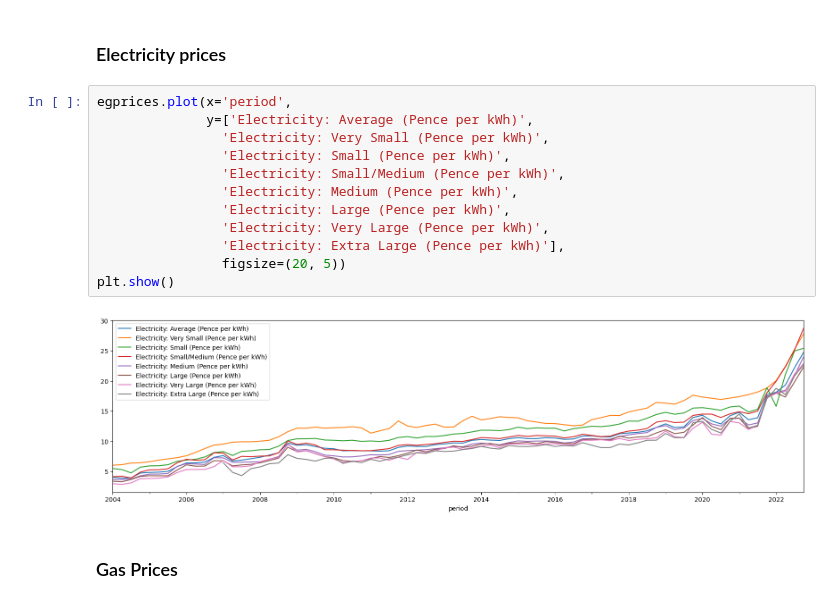
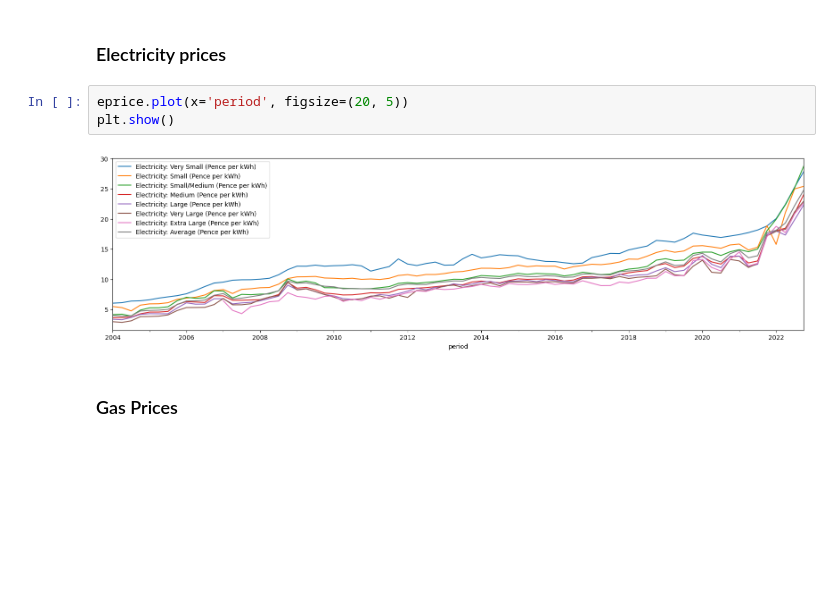
Before and after one commit to samuel-speller/Energy-affects-on-CPI-analysis, a Jupyter notebook: energy_intensity_CPI.ipynb, the cells around one changed output. Cells and saved outputs as stored; diff of their text form; blank space fills up the shorter version.

```diff
--- a/energy_intensity_CPI.ipynb
+++ b/energy_intensity_CPI.ipynb
@@ -45,18 +66,9 @@ egprices.head()
 # %% [markdown]
 ### Electricity prices
-# %%
-egprices.plot(x='period',
-              y=['Electricity: Average (Pence per kWh)',
-                'Electricity: Very Small (Pence per kWh)',
-                'Electricity: Small (Pence per kWh)',
-                'Electricity: Small/Medium (Pence per kWh)',
-                'Electricity: Medium (Pence per kWh)',
-                'Electricity: Large (Pence per kWh)',
-                'Electricity: Very Large (Pence per kWh)',
-                'Electricity: Extra Large (Pence per kWh)'],
-                figsize=(20, 5))
-plt.show()
-# %% [output]
-[figure, removed]
+# %%
+eprice.plot(x='period', figsize=(20, 5))
+plt.show()
+# %% [output]
+[figure, added]
 # %% [markdown]
 ### Gas Prices
```
Also changed, not shown: parts of 9 cells of this notebook, 1 other file.
